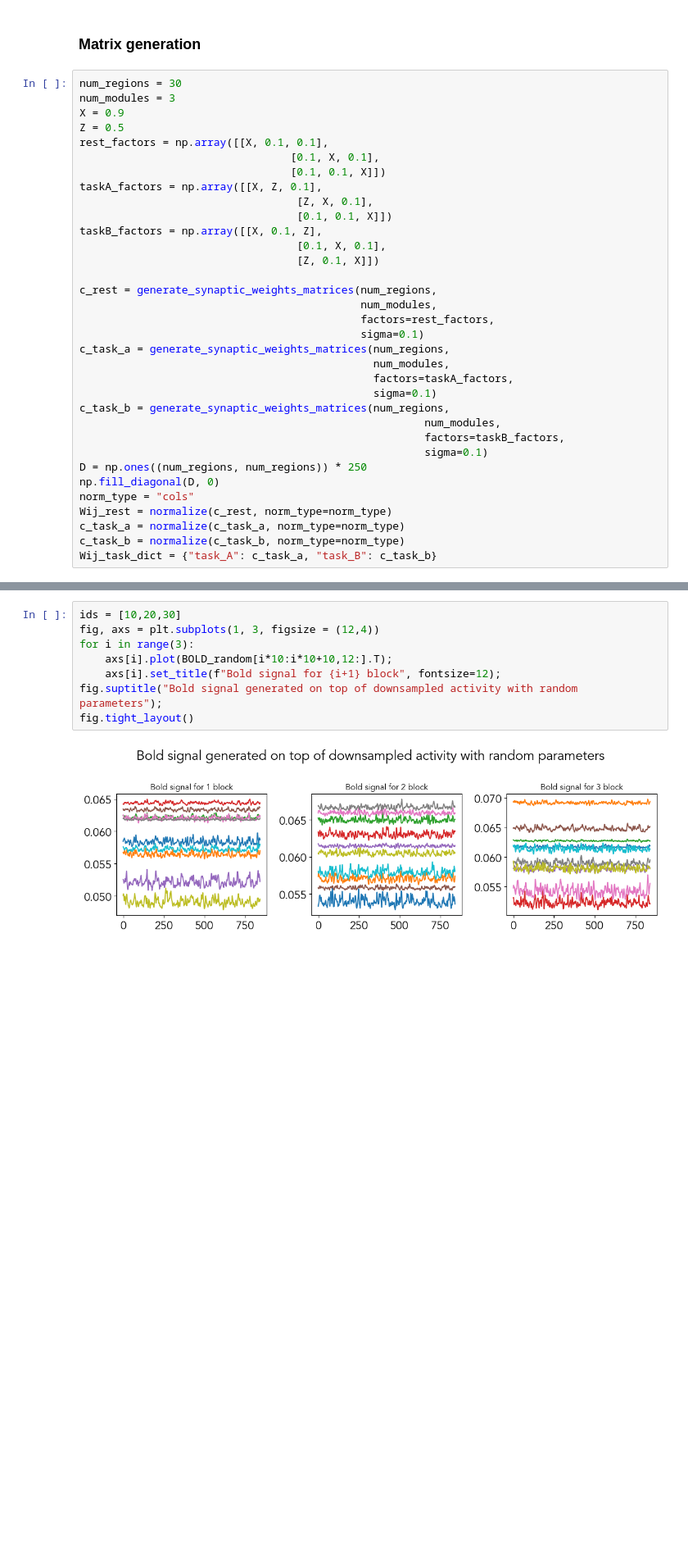
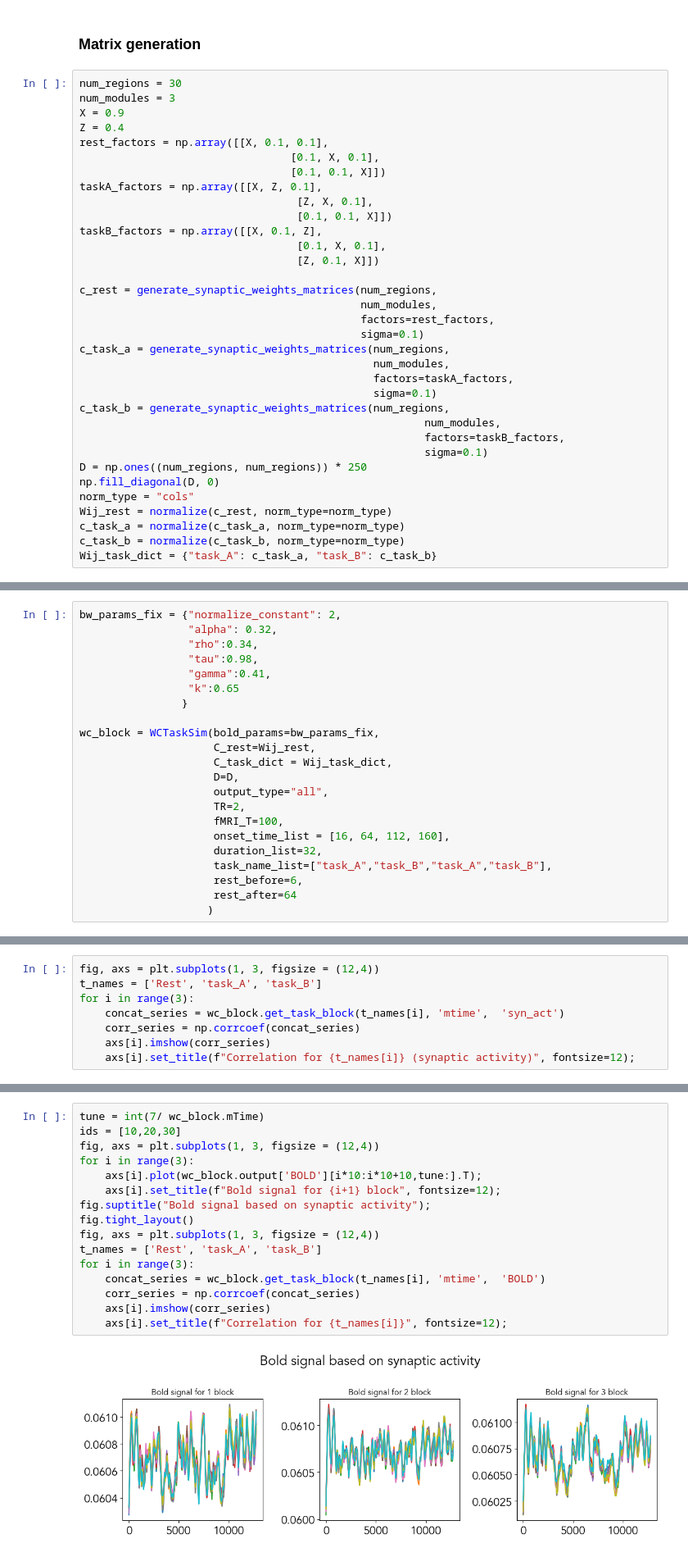
Before and after one commit to IHB-IBR-department/ER_simulator, a Jupyter notebook: notebooks/02Ex.BlockDesignOnset.ipynb, the cells around one changed output, grey strips where cells are left out. Shown at 82% size. Cells and saved outputs as stored; diff of their text form; blank space fills up the shorter version.

Commit message:
refactor: bold fix, task simlation, check with old version

```diff
--- a/notebooks/02Ex.BlockDesignOnset.ipynb
+++ b/notebooks/02Ex.BlockDesignOnset.ipynb
@@ -36,7 +37,7 @@ Example with three different synaptic weight matrices for rest,  task A and B de
 num_regions = 30
 num_modules = 3
 X = 0.9
-Z = 0.5
+Z = 0.4
 rest_factors = np.array([[X, 0.1, 0.1],
                                  [0.1, X, 0.1],
                                  [0.1, 0.1, X]])
@@ -318,0 +94,22 @@ time_BOLD, BOLD_random = wc_block.generate_bold(bold_input,
+# %%
+bw_params_fix = {"normalize_constant": 2,
+                 "alpha": 0.32,
+                 "rho":0.34,
+                 "tau":0.98,
+                 "gamma":0.41,
+                 "k":0.65
+                }
+
+wc_block = WCTaskSim(bold_params=bw_params_fix,
+                     C_rest=Wij_rest,
+                     C_task_dict = Wij_task_dict,
+                     D=D,
+                     output_type="all",
+                     TR=2,
+                     fMRI_T=100,
+                     onset_time_list = [16, 64, 112, 160],
+                     duration_list=32,
+                     task_name_list=["task_A","task_B","task_A","task_B"],
+                     rest_before=6,
+                     rest_after=64
+                    )
@@ -318,0 +122,8 @@ time_BOLD, BOLD_random = wc_block.generate_bold(bold_input,
+# %%
+fig, axs = plt.subplots(1, 3, figsize = (12,4))
+t_names = ['Rest', 'task_A', 'task_B']
+for i in range(3):
+    concat_series = wc_block.get_task_block(t_names[i], 'mtime',  'syn_act')
+    corr_series = np.corrcoef(concat_series)
+    axs[i].imshow(corr_series)
+    axs[i].set_title(f"Correlation for {t_names[i]} (synaptic activity)", fontsize=12);
@@ -319,10 +132,18 @@ time_BOLD, BOLD_random = wc_block.generate_bold(bold_input,
 # %%
+tune = int(7/ wc_block.mTime)
 ids = [10,20,30]
 fig, axs = plt.subplots(1, 3, figsize = (12,4))
 for i in range(3):
-    axs[i].plot(BOLD_random[i*10:i*10+10,12:].T);
+    axs[i].plot(wc_block.output['BOLD'][i*10:i*10+10,tune:].T);
     axs[i].set_title(f"Bold signal for {i+1} block", fontsize=12);
-fig.suptitle("Bold signal generated on top of downsampled activity with random parameters");
+fig.suptitle("Bold signal based on synaptic activity");
 fig.tight_layout()
+fig, axs = plt.subplots(1, 3, figsize = (12,4))
+t_names = ['Rest', 'task_A', 'task_B']
+for i in range(3):
+    concat_series = wc_block.get_task_block(t_names[i], 'mtime',  'BOLD')
+    corr_series = np.corrcoef(concat_series)
+    axs[i].imshow(corr_series)
+    axs[i].set_title(f"Correlation for {t_names[i]}", fontsize=12);
 # %% [output]
-[figure, old version]
+[figure, new version]
```
Also changed, not shown: parts of 26 cells of this notebook, 36 other files.
